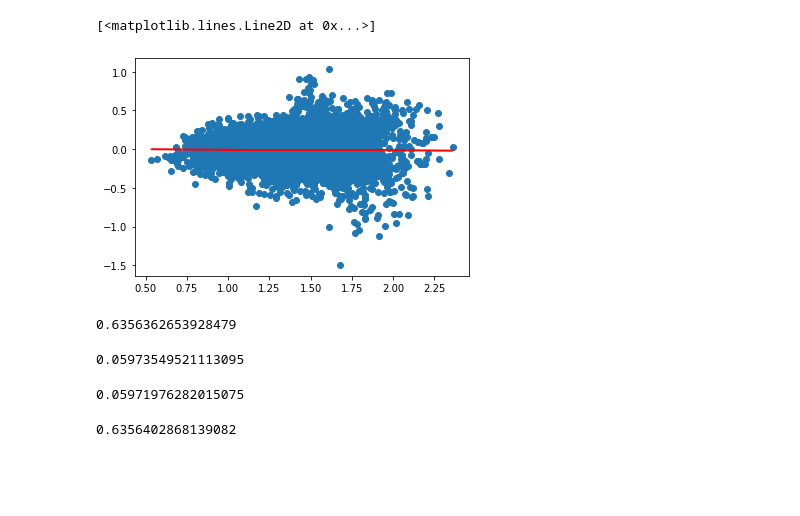
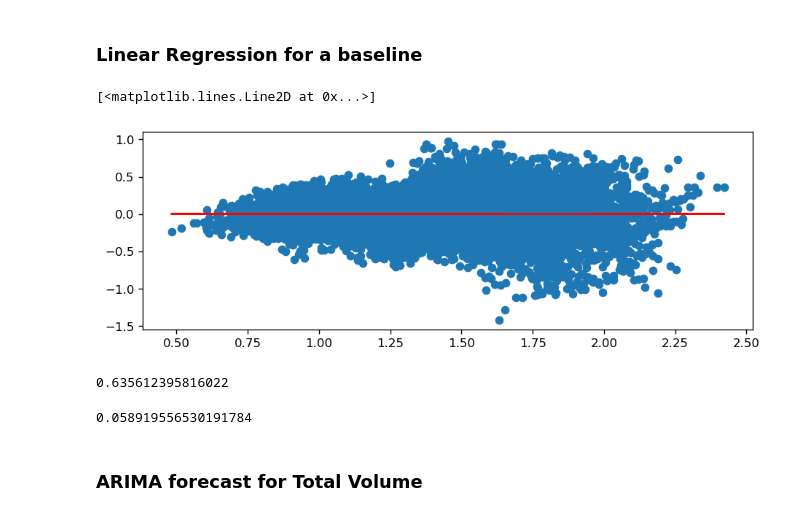
Before and after one commit to josephdope/joe_nolan_avocados, a Jupyter notebook: notebooks/model_analysis.ipynb, the cells around one changed output. Saved outputs shown, nothing was run; the diff lists cells and outputs as text; code cells hidden in the pictures; blank space fills up the shorter version.

Commit message:
Continued analysis on pricing and volume models

```diff
--- a/notebooks/model_analysis.ipynb
+++ b/notebooks/model_analysis.ipynb
@@ -16,16 +11,32 @@ m, b = np.polyfit(preds.values.flatten(), resid.values.flatten(), 1)
-# %%
-x = preds.values.flatten()
+# %%
+df = pd.read_csv('../data/avocado_modeling_file.csv')
+# %% [markdown]
+### Linear Regression for a baseline
+# %%
+
+
+df_lr = df.drop('Date', axis = 1).select_dtypes('number')
+target = 'AveragePrice'
+X = df_lr.drop(target, inplace = False, axis = 1)
+y = df_lr[target]
+X_train, X_test, y_train, y_test = train_test_split(X, y, test_size = 0.2,random_state = 12)
+regressor = LinearRegression()
+regressor.fit(X_train, y_train)
+preds = regressor.predict(X_train)
+resid = (preds-y_train).values
+# %%
+y = np.zeros(len(x))
 # %%
 plt.scatter(preds, resid)
-plt.plot(x, m*x + b, color = 'red')
+plt.plot(x, y, color = 'red')
 # %% [output]
 [<matplotlib.lines.Line2D at 0x...>]
-[figure, old version]
+[figure, new version]
 # %%
-r2_score(actual, preds)
+r2_score(y_train, preds)
 # %% [output]
-0.6356362653928479
+0.635612395816022
 # %%
-mean_squared_error(actual, preds)
+mean_squared_error(y_train, preds)
 # %% [output]
-0.05973549521113095
+0.058919556530191784
@@ -36,8 +43,2 @@ actual_2 = pd.read_csv('../data/lr_actual_2.csv', header=None)
-# %%
-mean_squared_error(actual_2, preds_2)
-# %% [output]
-0.05971976282015075
-# %%
-r2_score(actual_2, preds_2)
-# %% [output]
-0.6356402868139082
+# %% [markdown]
+### ARIMA forecast for Total Volume
```
Also changed, not shown: parts of 25 cells of this notebook, 2 other files.
